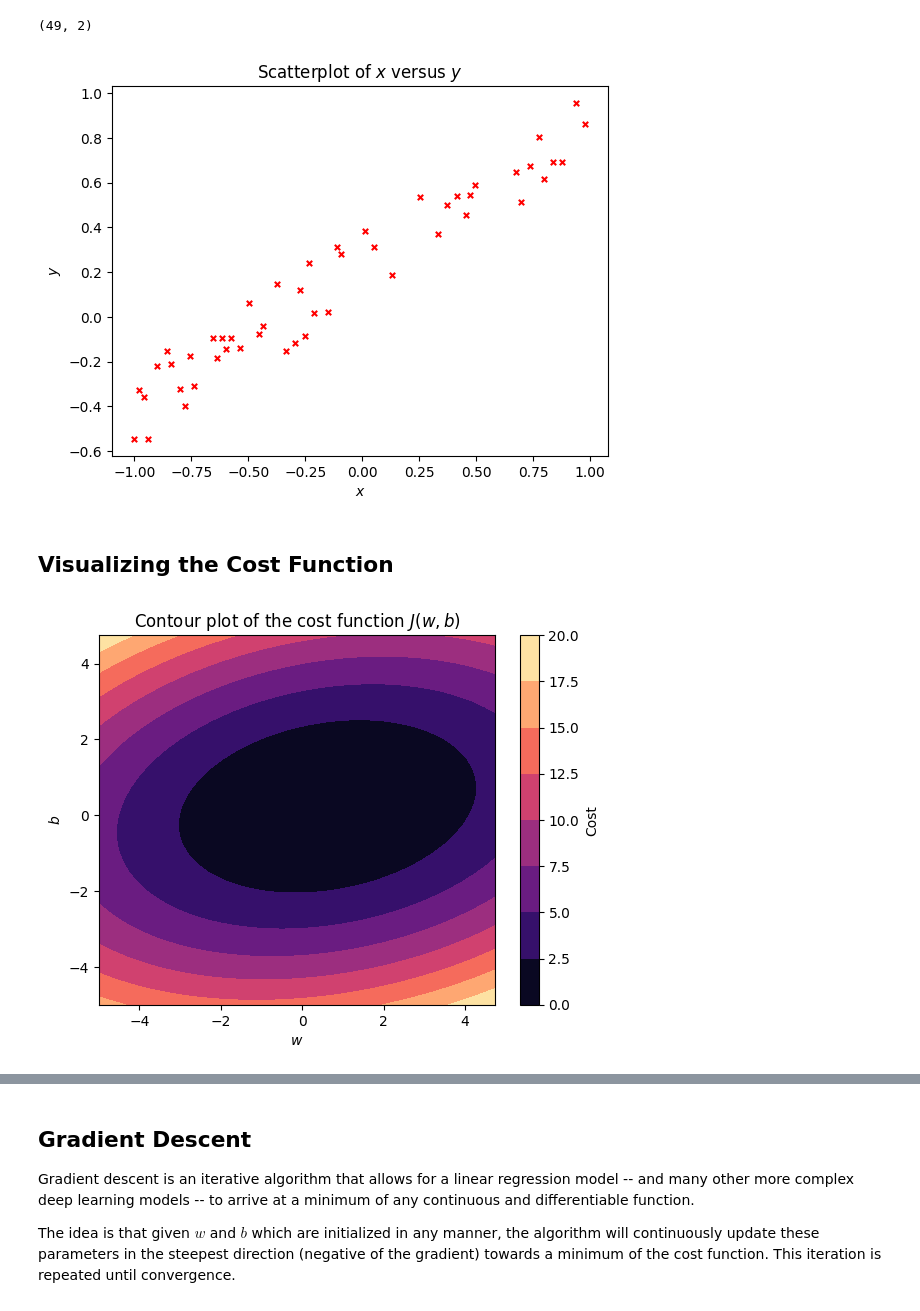
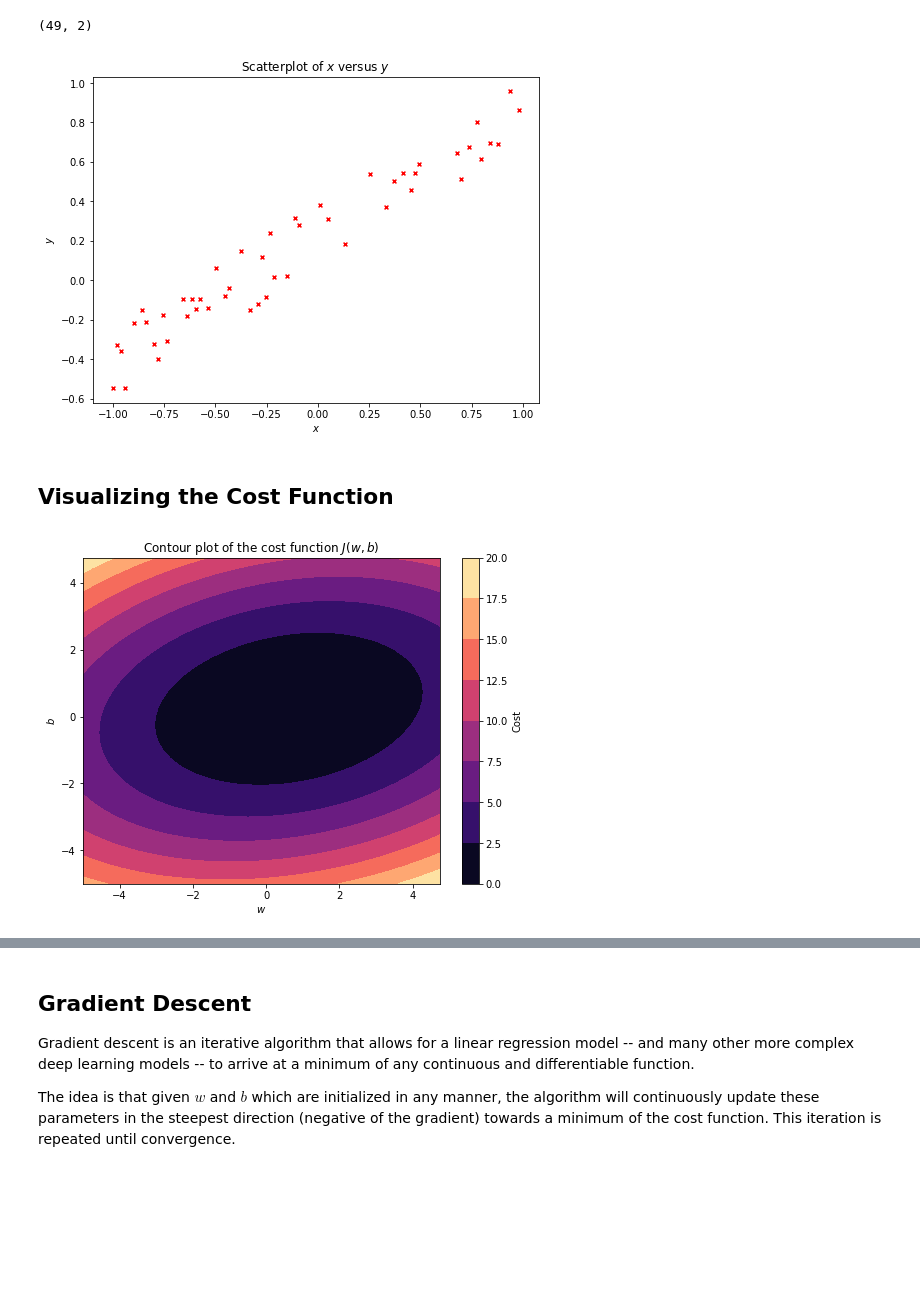
Before and after one commit to UAFederez/MachineLearning, a Jupyter notebook: 01-Univariate_Linear_Regression.ipynb, the cells around one changed output, grey strips where cells are left out. Drawn from its saved outputs; the diff is of its cells as text; code cells hidden in the pictures; blank space fills up the shorter version.

```diff
--- a/01-Univariate_Linear_Regression.ipynb
+++ b/01-Univariate_Linear_Regression.ipynb
@@ -56,14 +120,14 @@ train.shape
 # %% [output]
 (49, 2)
 # %%
-fig = plt.figure()
+fig = plt.figure(figsize=(8, 6))
 plt.scatter(train[:, 0], train[:, 1], marker = 'x', c = 'red', s = 15)
 plt.title ('Scatterplot of $x$ versus $y$')
 plt.xlabel('$x$')
 plt.ylabel('$y$')
 plt.show()
 # %% [output]
-[figure, old version]
+[figure, new version]
 # %% [markdown]
 ## Visualizing the Cost Function
 # %%
@@ -78,12 +142,13 @@ squared_err = (dot_prod - train[:, 1, np.newaxis].T) ** 2
 mean_sqerr  = (squared_err.mean(axis = 1, keepdims = True) / 2.0).reshape((x.shape[0], y.shape[0]))
 # %%
 fig, ax = plt.subplots(1, 1)
+fig.set_size_inches(8, 6)
 plt.contourf(X, Y, mean_sqerr, cmap = 'magma')
 plt.xlabel('$w$')
 plt.ylabel('$b$')
 plt.title ('Contour plot of the cost function $J(w,b)$')
 plt.colorbar(label = 'Cost')
 plt.show()
 # %% [output]
-[figure, old version]
+[figure, new version]
 # %%
```
Also changed, not shown: parts of 7 cells of this notebook.
